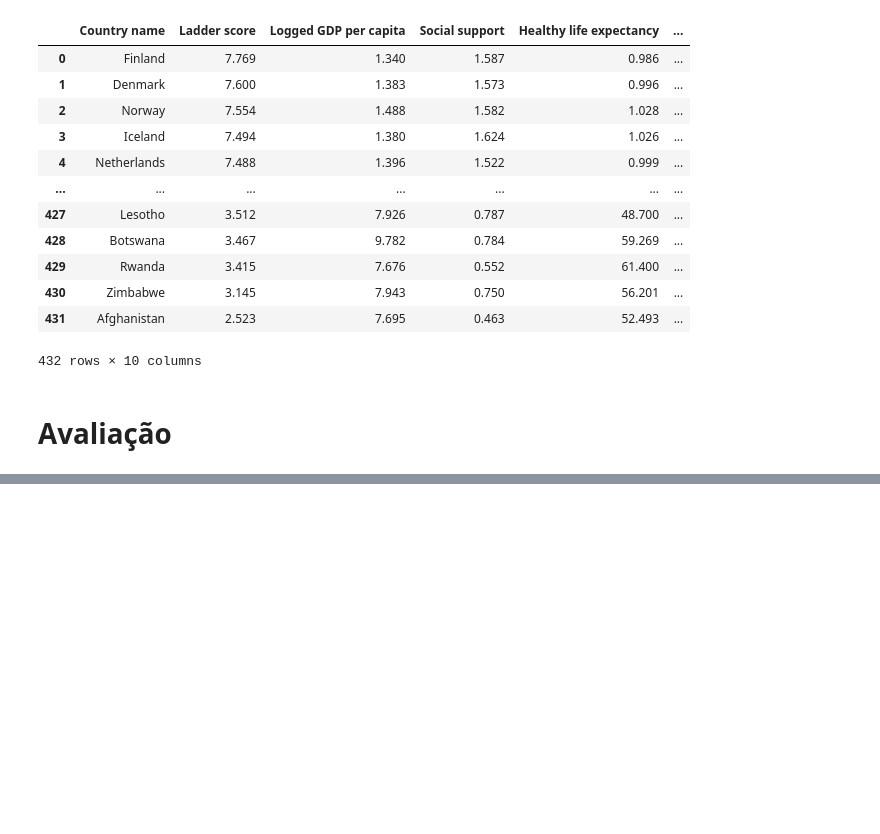
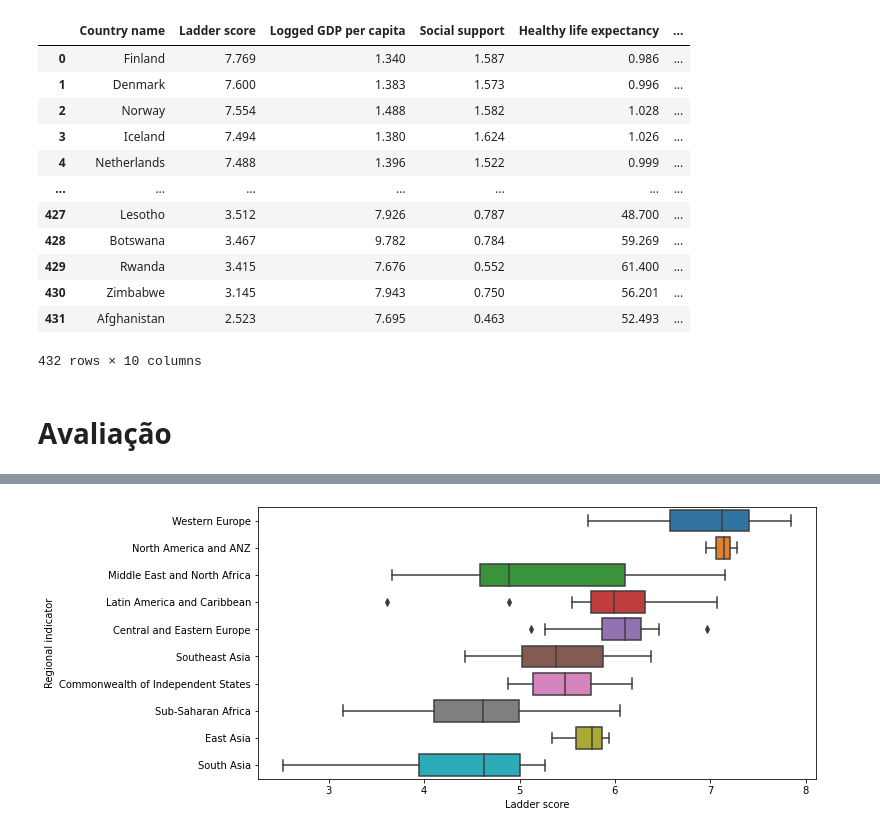
Before and after one commit to Akaori/avaliacao_modulo_2, a Jupyter notebook: avaliacao_2.ipynb, the cells around one changed output, grey strips where cells are left out. Saved outputs shown, nothing was run; the diff lists cells and outputs as text; code cells hidden in the pictures; blank space fills up the shorter version.

```diff
--- a/avaliacao_2.ipynb
+++ b/avaliacao_2.ipynb
@@ -232,0 +235,3 @@ happiness_df.head()
+# %%
+filtered_df = happiness_df[happiness_df['year'] == 2021]
+filtered_df
@@ -232,0 +259,8 @@ happiness_df.head()
+# %%
+figure = plt.figure(figsize=(10, 5))
+
+sns.boxplot(data=filtered_df, x='Ladder score', y='Regional indicator')
+
+figure.savefig('output/grafico.jpg')
+# %% [output]
+[figure, added]
```
Also changed, not shown: parts of 7 cells of this notebook.
